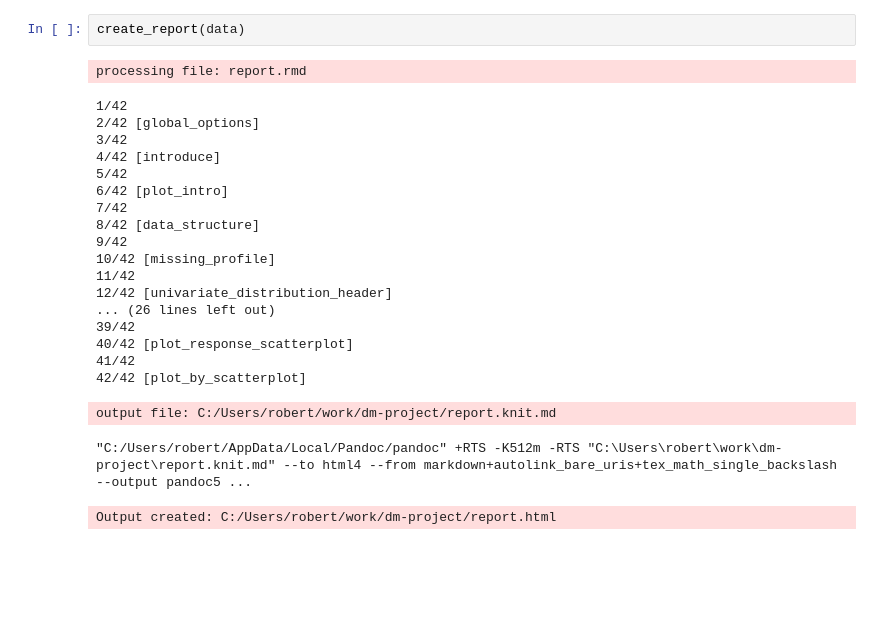
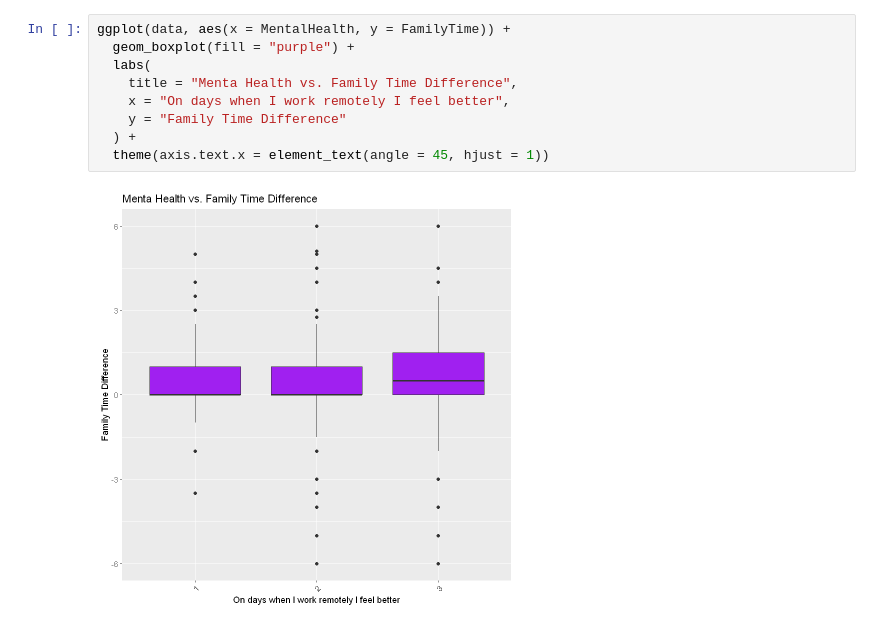
Before and after one commit to robertmackevic/dm-project, a Jupyter notebook: eda.ipynb, the cells around one changed output. Cells and saved outputs as stored; diff of their text form; blank space fills up the shorter version.

```diff
--- a/eda.ipynb
+++ b/eda.ipynb
@@ -247,24 +162,11 @@ for (col in numeric_columns) {
-# %%
-create_report(data)
-# %% [output]
-processing file: report.rmd
-1/42
-2/42 [global_options]
-3/42
-4/42 [introduce]
-5/42
-6/42 [plot_intro]
-7/42
-8/42 [data_structure]
-9/42
-10/42 [missing_profile]
-11/42
-12/42 [univariate_distribution_header]
-... (26 lines left out)
-39/42
-40/42 [plot_response_scatterplot]
-41/42
-42/42 [plot_by_scatterplot]
-output file: C:/Users/robert/work/dm-project/report.knit.md
-"C:/Users/robert/AppData/Local/Pandoc/pandoc" +RTS -K512m -RTS "C:\Users\robert\work\dm-project\report.knit.md" --to html4 --from markdown+autolink_bare_uris+tex_math_single_backslash --output pandoc5 ...
-Output created: C:/Users/robert/work/dm-project/report.html
+# %%
+ggplot(data, aes(x = MentalHealth, y = FamilyTime)) +
+  geom_boxplot(fill = "purple") +
+  labs(
+    title = "Menta Health vs. Family Time Difference",
+    x = "On days when I work remotely I feel better",
+    y = "Family Time Difference"
+  ) +
+  theme(axis.text.x = element_text(angle = 45, hjust = 1))
+# %% [output]
+[figure, added]
```
Also changed, not shown: parts of 11 cells of this notebook, 2 other files.
